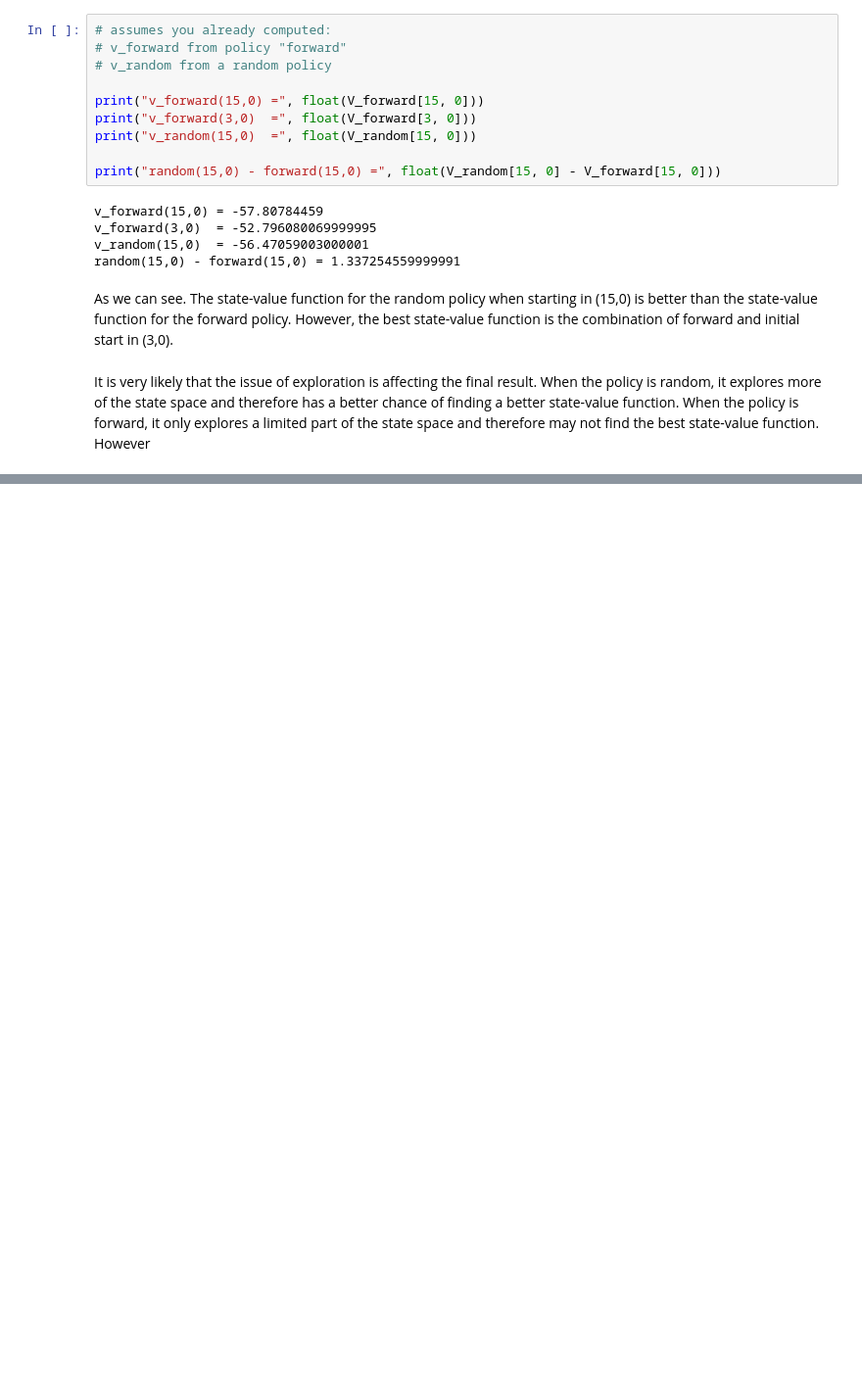
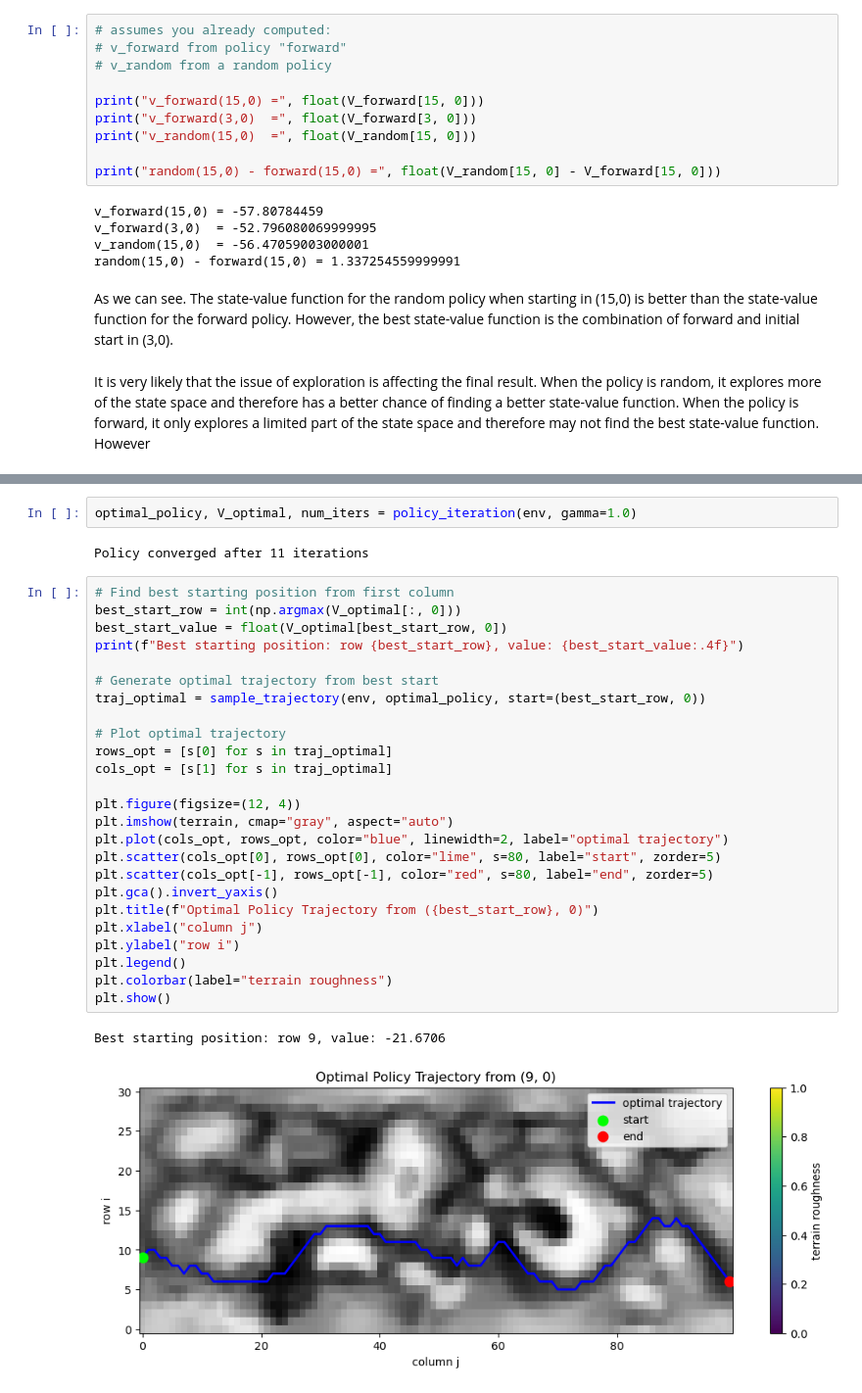
Before and after one commit to oddinho/Reinforcement-Learning-, a Jupyter notebook: Assignment2/p2.ipynb, the cells around one changed output, grey strips where cells are left out. Shown at 98% size. Saved outputs shown, nothing was run; the diff lists cells and outputs as text; blank space fills up the shorter version.

```diff
--- a/Assignment2/p2.ipynb
+++ b/Assignment2/p2.ipynb
@@ -245,0 +351,32 @@ It is very likely that the issue of exploration is affecting the final result. W
+# %%
+optimal_policy, V_optimal, num_iters = policy_iteration(env, gamma=1.0)
+# %% [output]
+Policy converged after 11 iterations
+# %%
+# Find best starting position from first column
+best_start_row = int(np.argmax(V_optimal[:, 0]))
+best_start_value = float(V_optimal[best_start_row, 0])
+print(f"Best starting position: row {best_start_row}, value: {best_start_value:.4f}")
+
+# Generate optimal trajectory from best start
+traj_optimal = sample_trajectory(env, optimal_policy, start=(best_start_row, 0))
+
+# Plot optimal trajectory
+rows_opt = [s[0] for s in traj_optimal]
+cols_opt = [s[1] for s in traj_optimal]
+
+plt.figure(figsize=(12, 4))
+plt.imshow(terrain, cmap="gray", aspect="auto")
+plt.plot(cols_opt, rows_opt, color="blue", linewidth=2, label="optimal trajectory")
+plt.scatter(cols_opt[0], rows_opt[0], color="lime", s=80, label="start", zorder=5)
+plt.scatter(cols_opt[-1], rows_opt[-1], color="red", s=80, label="end", zorder=5)
+plt.gca().invert_yaxis()
+plt.title(f"Optimal Policy Trajectory from ({best_start_row}, 0)")
+plt.xlabel("column j")
+plt.ylabel("row i")
+plt.legend()
+plt.colorbar(label="terrain roughness")
+plt.show()
+# %% [output]
+Best starting position: row 9, value: -21.6706
+[figure, added]
```
Also changed, not shown: parts of 14 cells of this notebook.
